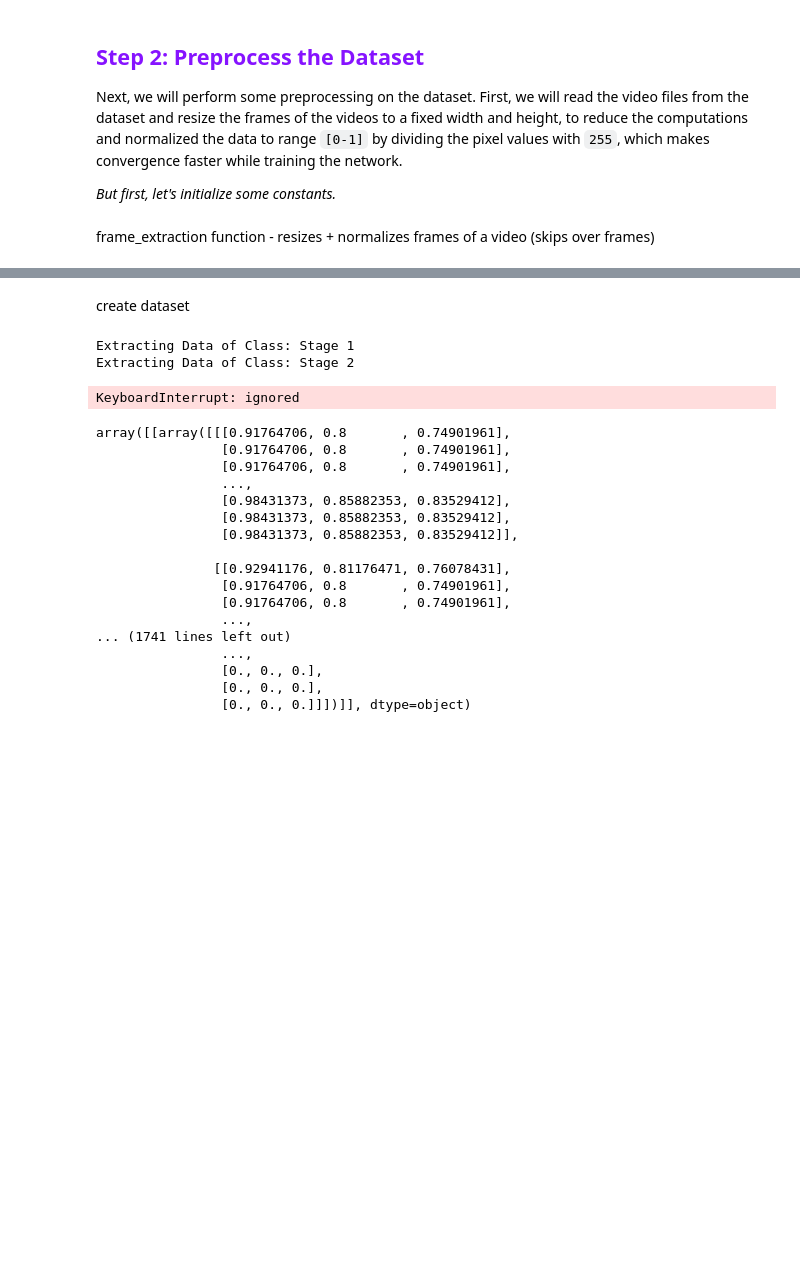
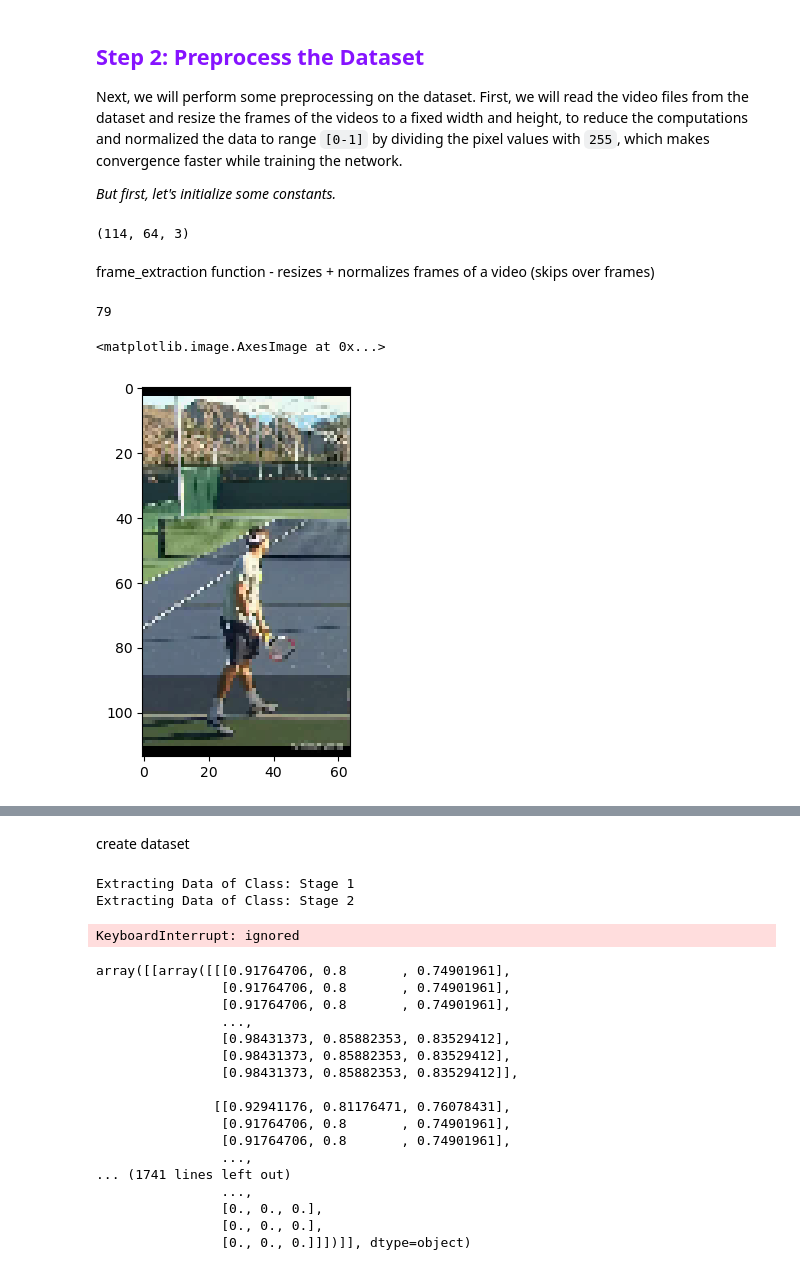
Before and after one commit to IncubyteAI/sports.ai, a Jupyter notebook: model.ipynb, the cells around one changed output, grey strips where cells are left out. Saved outputs shown, nothing was run; the diff lists cells and outputs as text; code cells hidden in the pictures; blank space fills up the shorter version.

```diff
--- a/model.ipynb
+++ b/model.ipynb
@@ -87,19 +86,24 @@ Next, we will perform some preprocessing on the dataset. First, we will read the
 *But first, let's initialize some constants.*
 # %%
 # Specify the height and width to which each video frame will be resized in our dataset.
-IMAGE_HEIGHT , IMAGE_WIDTH = 64, 114
+IMAGE_WIDTH, IMAGE_HEIGHT = 64, 114
 
 # Specify the number of frames of a video that will be fed to the model as one sequence.
 SEQUENCE_LENGTH = 79
 
 # Specify the directory containing the UCF50 dataset.
-DATASET_DIR = "dataset/"
+DATASET_DIR = "RData/"
 
 # Specify the list containing the names of the classes used for training. Feel free to choose any set of classes.
 CLASSES_LIST = ["Stage 1", "Stage 2", "Stage 3", "Stage 4", "Stage 5", "Stage 6", "Stage 7", "Stage 8"]
+# %%
+np.zeros((IMAGE_HEIGHT, IMAGE_WIDTH, 3)).shape
+# %% [output]
+(114, 64, 3)
 # %% [markdown]
 frame_extraction function - resizes + normalizes frames of a video (skips over frames)
 # %%
+import numpy as np
 def frames_extraction(video_path):
     '''
     This function will extract the required frames from a video after resizing and normalizing them.
@@ -136,7 +140,7 @@ def frames_extraction(video_path):
             break
 
         # Resize the Frame to fixed height and width.
-        resized_frame = cv2.resize(frame, (IMAGE_HEIGHT, IMAGE_WIDTH))
+        resized_frame = cv2.cvtColor(cv2.resize(frame, (IMAGE_WIDTH, IMAGE_HEIGHT)), cv2.COLOR_BGR2RGB)
 
         # Normalize the resized frame by dividing it with 255 so that each pixel value then lies between 0 and 1
         normalized_frame = resized_frame / 255
@@ -154,3 +158,13 @@ def frames_extraction(video_path):
 
     # Return the frames list.
     return frames_list
+# %%
+frames = frames_extraction('RData/Stage 1/Stage 1_R0rf1.mp4')
+len(frames)
+# %% [output]
+79
+# %%
+plt.imshow(frames[0], vmin=0, vmax=1)
+# %% [output]
+<matplotlib.image.AxesImage at 0x...>
+[figure, added]
```
Also changed, not shown: parts of 6 cells of this notebook.
